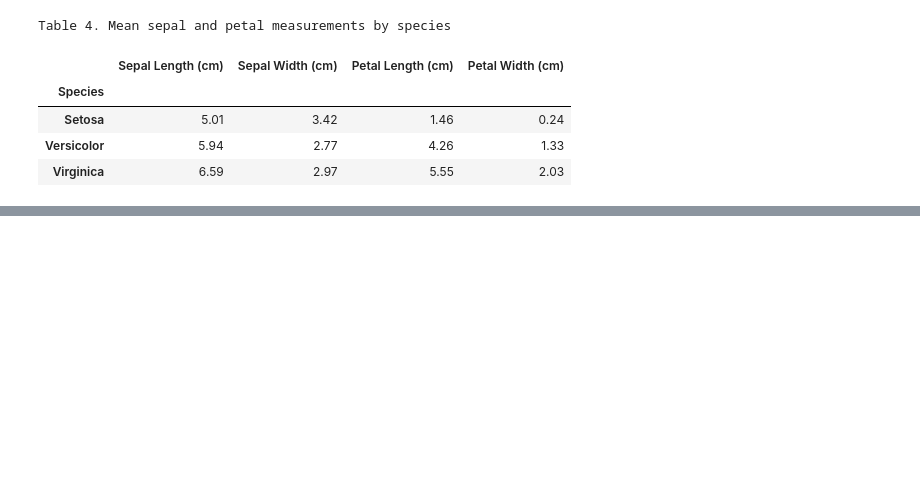
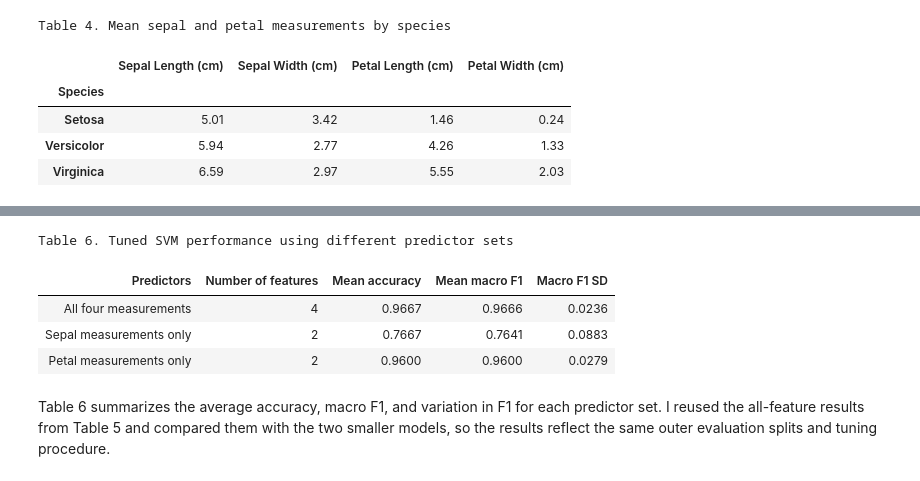
Before and after one commit to sallyyc/datasci530fall2026, a Jupyter notebook: Assignments/Assignment 5/Assignment 5.ipynb, the cells around one changed output, grey strips where cells are left out. Cells and saved outputs as stored; diff of their text form; code cells hidden in the pictures; blank space fills up the shorter version.

```diff
--- a/Assignments/Assignment 5/Assignment 5.ipynb
+++ b/Assignments/Assignment 5/Assignment 5.ipynb
@@ -147,0 +523,54 @@ These differences suggest that petal measurements may be useful predictors of sp
+# %%
+# Define smaller predictor sets
+feature_sets = {
+    "Sepal measurements only": ["sepal length", "sepal width"],
+    "Petal measurements only": ["petal length", "petal width"]}
+
+# Reuse full predictor results
+feature_results = {
+    "All four measurements": svm_tuned_results}
+
+# Evaluate smaller predictor sets
+for name, columns in feature_sets.items():
+    feature_results[name] = cross_validate(
+        svm_search,
+        X[columns],
+        y_class,
+        cv=folds,
+        scoring=scoring,
+        return_train_score=False)
+# %%
+rows = []
+
+for name, results in feature_results.items():
+    rows.append({
+        "Predictors": name,
+        "Number of features": (
+            4 if name == "All four measurements" else 2
+        ),
+        "Mean accuracy": np.mean(results["test_accuracy"]),
+        "Mean macro F1": np.mean(results["test_f1"]),
+        "Macro F1 SD": np.std(results["test_f1"], ddof=1)
+        })
+
+feature_comparison = pd.DataFrame(rows)
+
+display(
+    feature_comparison.style
+    .hide(axis="index")
+    .format({
+        "Number of features": "{:.0f}",
+        "Mean accuracy": "{:.4f}",
+        "Mean macro F1": "{:.4f}",
+        "Macro F1 SD": "{:.4f}"
+        })
+    .set_caption(
+        "Table 6. Tuned SVM performance using different predictor sets"))
+# %% [output]
+Table 6. Tuned SVM performance using different predictor sets
+| Predictors | Number of features | Mean accuracy | Mean macro F1 | Macro F1 SD |
+| All four measurements | 4 | 0.9667 | 0.9666 | 0.0236 |
+| Sepal measurements only | 2 | 0.7667 | 0.7641 | 0.0883 |
+| Petal measurements only | 2 | 0.9600 | 0.9600 | 0.0279 |
+# %% [markdown]
+Table 6 summarizes the average accuracy, macro F1, and variation in F1 for each predictor set. I reused the all-feature results from Table 5 and compared them with the two smaller models, so the results reflect the same outer evaluation splits and tuning procedure.
```
Also changed, not shown: parts of 43 cells of this notebook, 4 other files.
